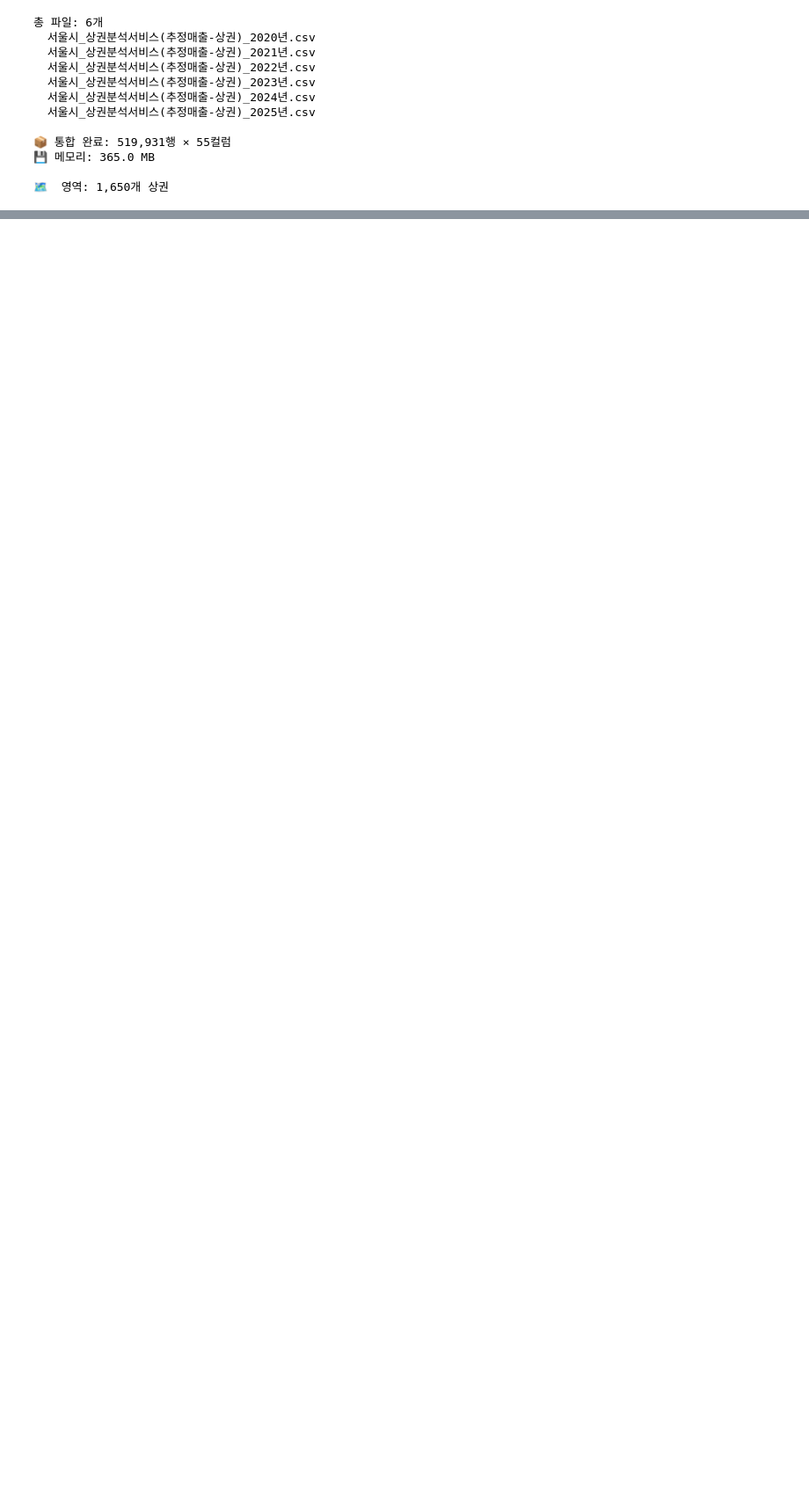
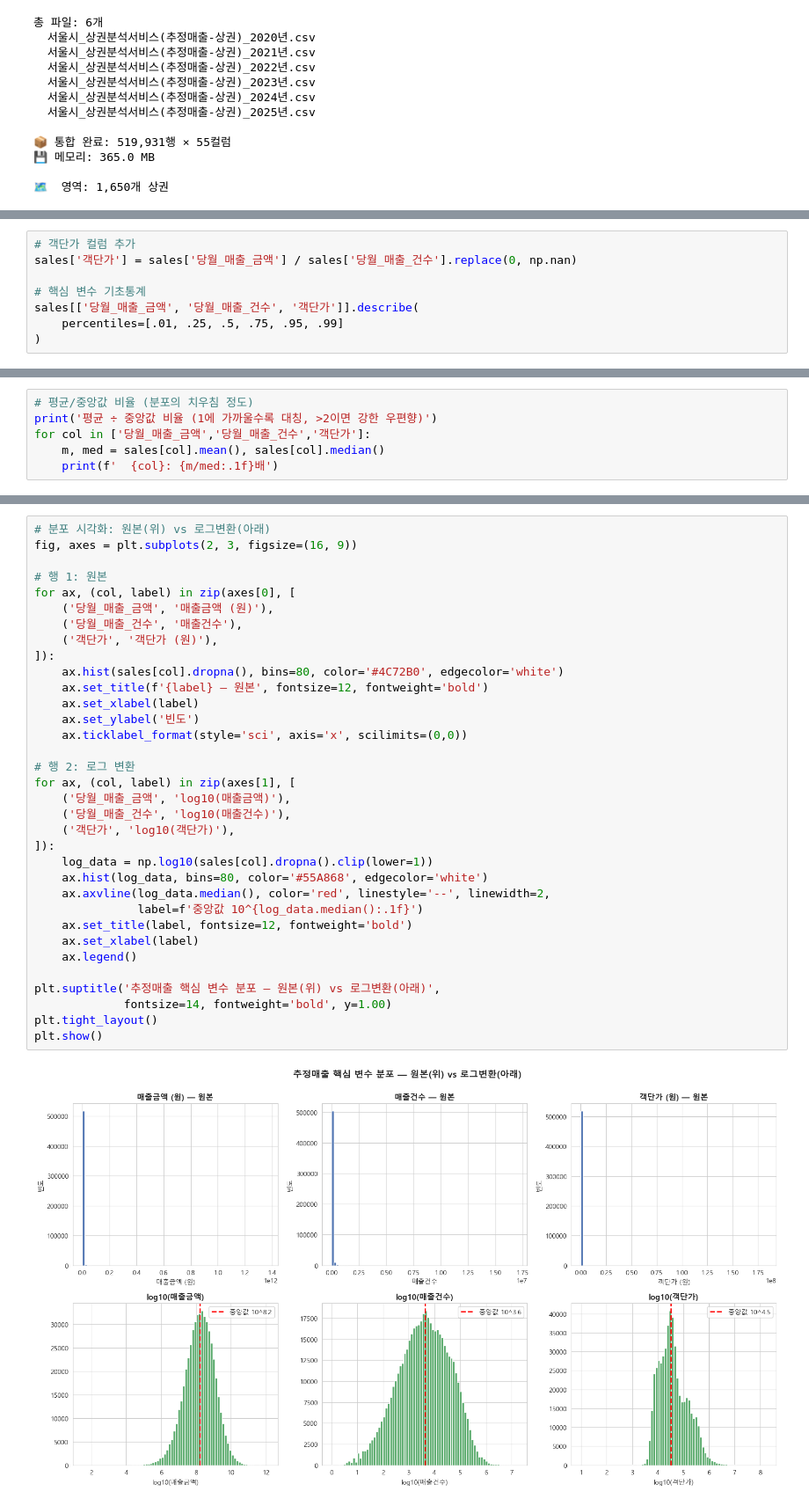
Before and after one commit to sonjiwoo-creator/seouldf, a Jupyter notebook: main.ipynb, the cells around one changed output, grey strips where cells are left out. Shown at 88% size. Drawn from its saved outputs; the diff is of its cells as text; blank space fills up the shorter version.

```diff
--- a/main.ipynb
+++ b/main.ipynb
@@ -173,0 +306,8 @@ print(f'\n🗺  영역: {len(area):,}개 상권')
+# %%
+# 객단가 컬럼 추가
+sales['객단가'] = sales['당월_매출_금액'] / sales['당월_매출_건수'].replace(0, np.nan)
+
+# 핵심 변수 기초통계
+sales[['당월_매출_금액', '당월_매출_건수', '객단가']].describe(
+    percentiles=[.01, .25, .5, .75, .95, .99]
+)
@@ -173,0 +327,6 @@ print(f'\n🗺  영역: {len(area):,}개 상권')
+# %%
+# 평균/중앙값 비율 (분포의 치우침 정도)
+print('평균 ÷ 중앙값 비율 (1에 가까울수록 대칭, >2이면 강한 우편향)')
+for col in ['당월_매출_금액','당월_매출_건수','객단가']:
+    m, med = sales[col].mean(), sales[col].median()
+    print(f'  {col}: {m/med:.1f}배')
@@ -173,0 +338,36 @@ print(f'\n🗺  영역: {len(area):,}개 상권')
+# %%
+# 분포 시각화: 원본(위) vs 로그변환(아래)
+fig, axes = plt.subplots(2, 3, figsize=(16, 9))
+
+# 행 1: 원본
+for ax, (col, label) in zip(axes[0], [
+    ('당월_매출_금액', '매출금액 (원)'),
+    ('당월_매출_건수', '매출건수'),
+    ('객단가', '객단가 (원)'),
+]):
+    ax.hist(sales[col].dropna(), bins=80, color='#4C72B0', edgecolor='white')
+    ax.set_title(f'{label} — 원본', fontsize=12, fontweight='bold')
+    ax.set_xlabel(label)
+    ax.set_ylabel('빈도')
+    ax.ticklabel_format(style='sci', axis='x', scilimits=(0,0))
+
+# 행 2: 로그 변환
+for ax, (col, label) in zip(axes[1], [
+    ('당월_매출_금액', 'log10(매출금액)'),
+    ('당월_매출_건수', 'log10(매출건수)'),
+    ('객단가', 'log10(객단가)'),
+]):
+    log_data = np.log10(sales[col].dropna().clip(lower=1))
+    ax.hist(log_data, bins=80, color='#55A868', edgecolor='white')
+    ax.axvline(log_data.median(), color='red', linestyle='--', linewidth=2,
+               label=f'중앙값 10^{log_data.median():.1f}')
+    ax.set_title(label, fontsize=12, fontweight='bold')
+    ax.set_xlabel(label)
+    ax.legend()
+
+plt.suptitle('추정매출 핵심 변수 분포 — 원본(위) vs 로그변환(아래)',
+             fontsize=14, fontweight='bold', y=1.00)
+plt.tight_layout()
+plt.show()
+# %% [output]
+[figure, added]
```
Also changed, not shown: parts of 40 cells of this notebook.
